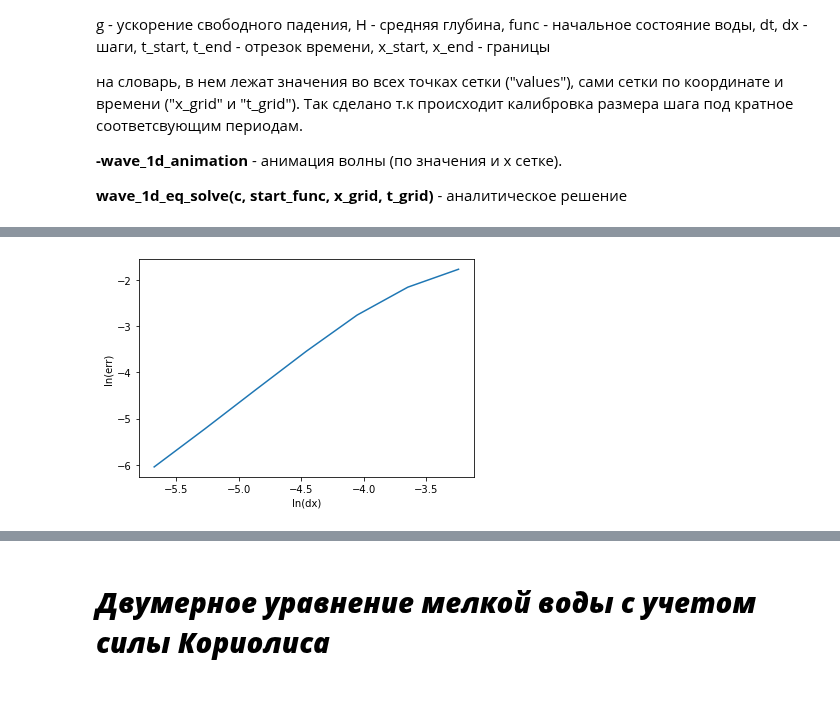
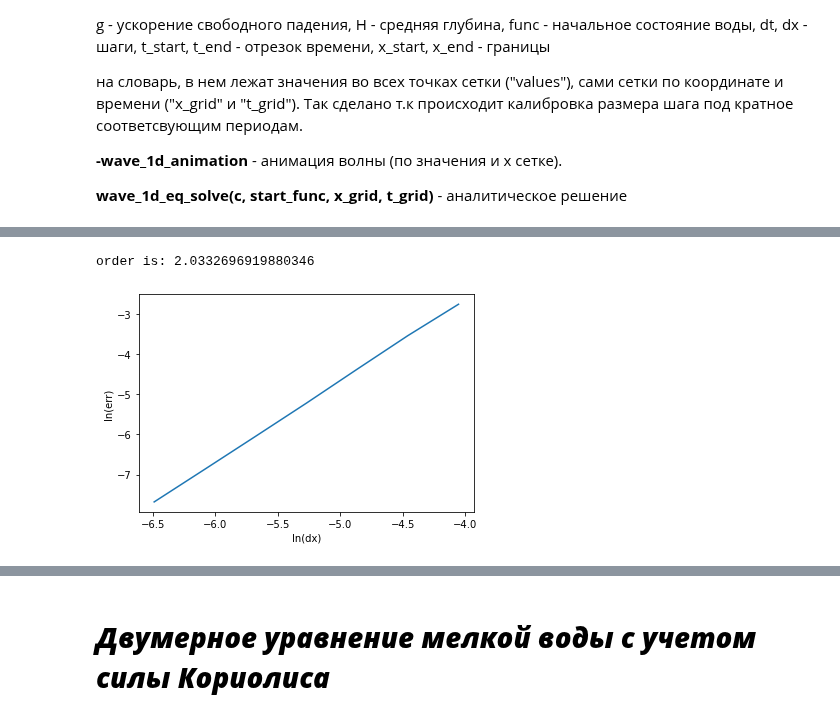
Before and after one commit to Griborii/computation_math, a Jupyter notebook: project/main.ipynb, the cells around one changed output, grey strips where cells are left out. Cells and saved outputs as stored; diff of their text form; code cells hidden in the pictures.

```diff
--- a/project/main.ipynb
+++ b/project/main.ipynb
@@ -222,35 +247,37 @@ t_start = 0
 t_end = 1
 x_start = 0
 x_end = 1
 
 start_func = gaus
 g = 1
 H = 1
 c = math.sqrt(g * H)
 
-dx_set = [1.5**(-i) for i in range(8, 15)]
+dx_set = [1.5**(-i) for i in range(10, 17)]
 kurant = 2.0
 
 sqrt_err = []
 for dx in dx_set:
     dt = dx * kurant / c
     res = wave_1d(g, H, start_func, dt, dx, t_start, t_end, x_start, x_end)
     vals, x_grid, t_grid = res["result"]["values"], res["result"]["x_grid"], res["result"]["t_grid"]
     h_vals = []
     for i in range(len(vals)):
         h_vals.append(np.copy(vals[i][1]))
 
     theor_vals = wave_1d_eq_solve(c, func_sim(start_func, x_start, x_end), x_grid, t_grid)
     err = np.array([np.max(h_vals[i] - theor_vals[i]) for i in range(len(t_grid))])
     sqrt_err.append(linalg.norm(err, ord = 2) / math.sqrt(len(t_grid)))
 
 # Графики
 plt.xlabel('ln(dx)')
 plt.ylabel('ln(err)')
-ln_dx_set = [math.log(dx_set[i]) for i in range(len(dx_set))]
-ln_sqrt_err = [math.log(sqrt_err[i]) for i in range(len(sqrt_err))]
+ln_dx_set = np.array([math.log(dx_set[i]) for i in range(len(dx_set))])
+ln_sqrt_err = np.array([math.log(sqrt_err[i]) for i in range(len(sqrt_err))])
+print(f"order is: {calculate_slope_ols(ln_dx_set, ln_sqrt_err)}")
 plt.plot(ln_dx_set, ln_sqrt_err)
 plt.show()
 # %% [output]
+order is: 2.0332696919880346
-[figure, old version]
+[figure, new version]
 # %% [markdown]
```
Also changed, not shown: parts of 5 cells of this notebook, 2 other files.
